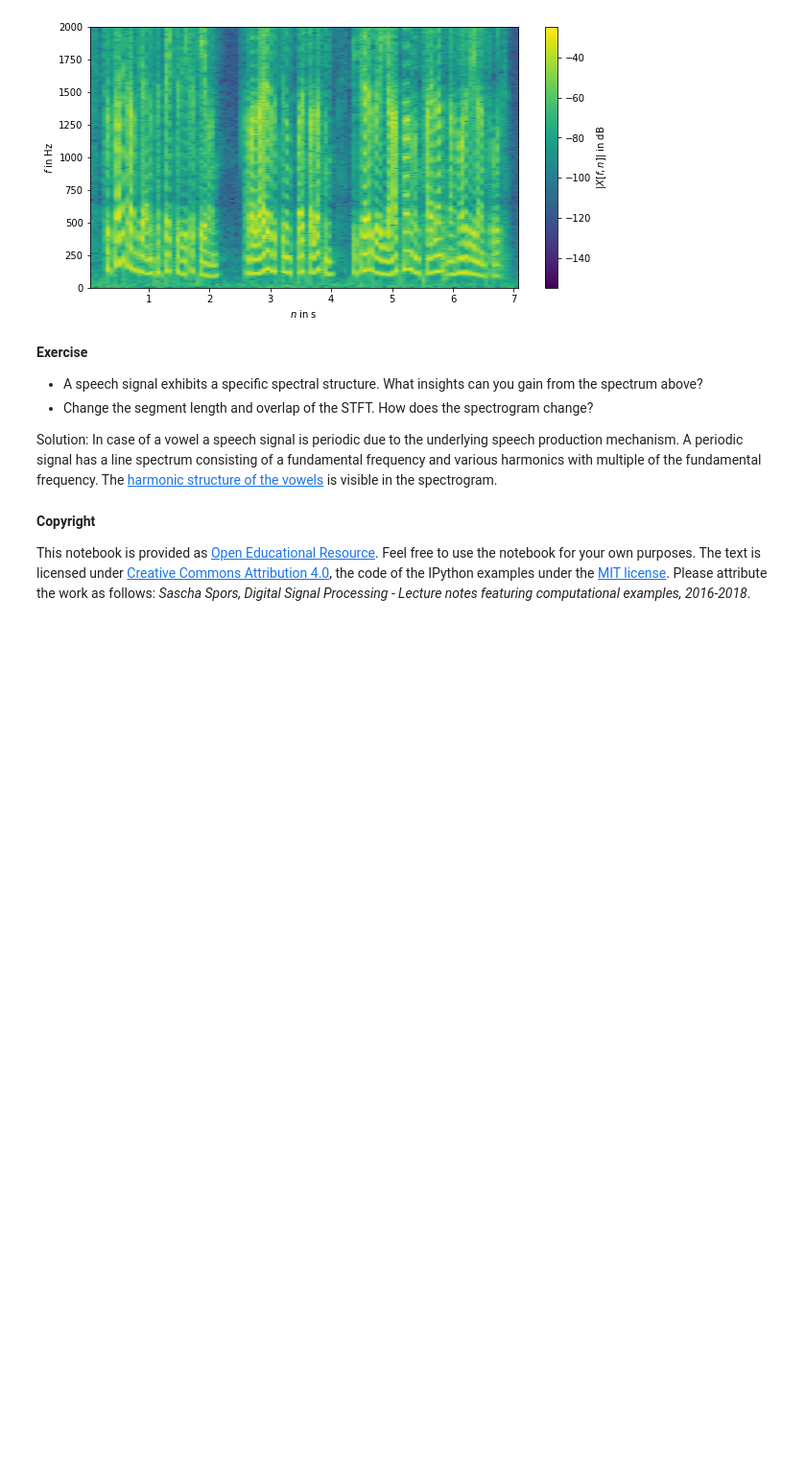
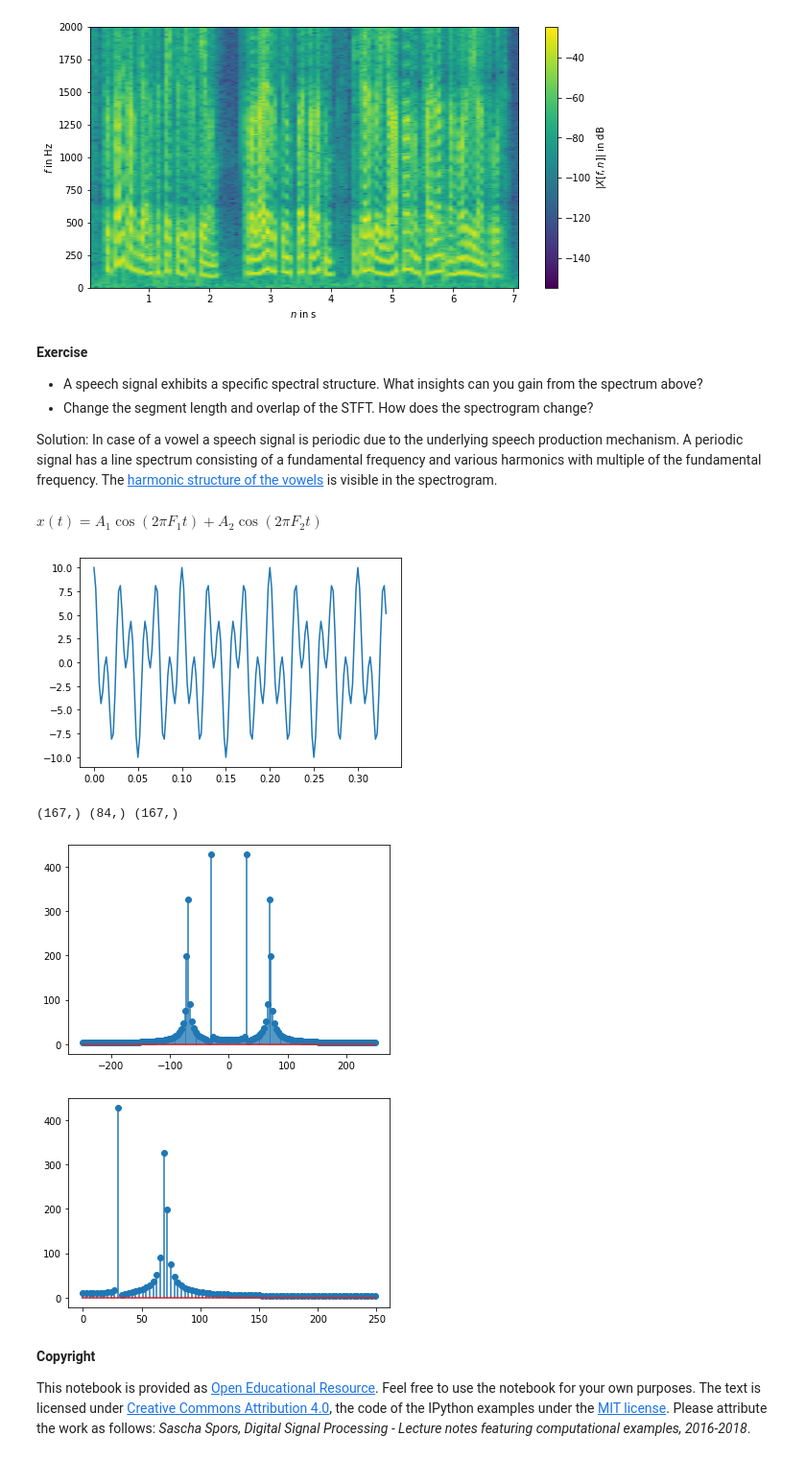
Before and after one commit to amalvarezme/ProcesoDigitalSen, a Jupyter notebook: PDS_Notebooks/spectral_analysis_deterministic_signals/stft.ipynb, the cells around one changed output. Shown at 96% size. Cells and saved outputs as stored; diff of their text form; code cells hidden in the pictures; blank space fills up the shorter version.

```diff
--- a/PDS_Notebooks/spectral_analysis_deterministic_signals/stft.ipynb
+++ b/PDS_Notebooks/spectral_analysis_deterministic_signals/stft.ipynb
@@ -164,6 +161,43 @@ plt.ylim([0, 2000]);
 * Change the segment length and overlap of the STFT. How does the spectrogram change?
 
 Solution: In case of a vowel a speech signal is periodic due to the underlying speech production mechanism. A periodic signal has a line spectrum consisting of a fundamental frequency and various harmonics with multiple of the fundamental frequency. The [harmonic structure of the vowels](https://en.wikipedia.org/wiki/Formant) is visible in the spectrogram.
+# %% [markdown]
+$x(t) = A_1 \cos(2\pi F_1 t) + A_2 \cos(2\pi F_2 t)$
+# %%
+from scipy.signal import stft
+
+Fs = 500
+F1 = 30
+F2 = 70
+A1 = 5
+A2 = 5
+#t = np.linspace(0,3/F1,?)
+t = np.arange(0,10/F1,1/Fs)
+x = A1*np.cos(2*np.pi*F1*t)+A2*np.cos(2*np.pi*F2*t)
+
+plt.plot(t,x)
+plt.show()
+
+rXf = np.fft.rfft(x) #
+Xf = np.fft.fft(x)
+vf = np.fft.fftfreq(len(x),1/Fs)
+rvf = np.fft.rfftfreq(len(x),1/Fs)
+
+print(x.shape,rXf.shape,Xf.shape)
+
+plt.stem(vf,abs(Xf))
+plt.show()
+
+plt.stem(rvf,abs(rXf))
+plt.show()
+
+
+#stft(x, fs=1.0, window='hann', nperseg=256, noverlap=None)
+# %% [output]
+[figure, added]
+(167,) (84,) (167,)
+[figure, added]
+[figure, added]
 # %% [markdown]
 **Copyright**
 
```
Also changed, not shown: parts of 2 cells of this notebook.
